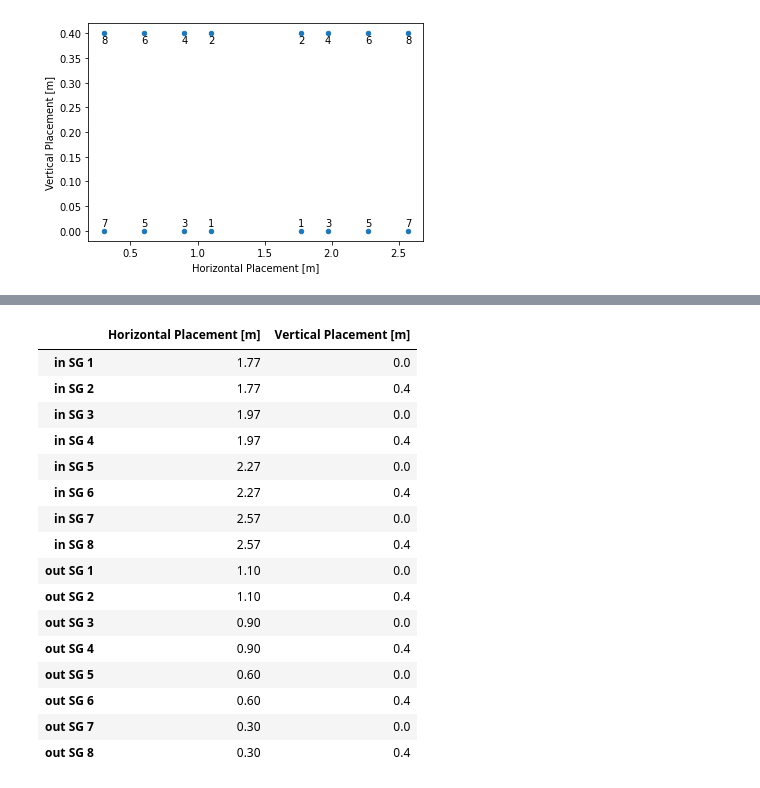
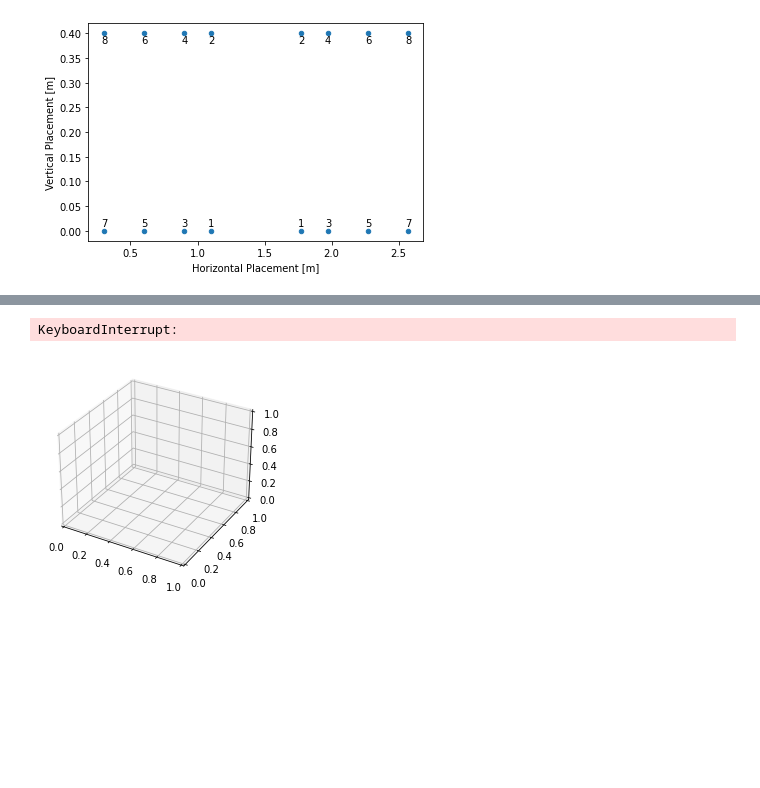
Before and after one commit to Docopol/wingBoxStructure, a Jupyter notebook: Analysis/graphsForAnalysis.ipynb, the cells around one changed output, grey strips where cells are left out. Saved outputs shown, nothing was run; the diff lists cells and outputs as text; code cells hidden in the pictures; blank space fills up the shorter version.

```diff
--- a/Analysis/graphsForAnalysis.ipynb
+++ b/Analysis/graphsForAnalysis.ipynb
@@ -160,20 +136,18 @@ Text(0.5, 0, 'Total shear stress [MPa]')
-# %%
-strgauge
-# %% [output]
-|  | Horizontal Placement [m] | Vertical Placement [m] |
-| in SG 1 | 1.77 | 0.0 |
-| in SG 2 | 1.77 | 0.4 |
-| in SG 3 | 1.97 | 0.0 |
-| in SG 4 | 1.97 | 0.4 |
-| in SG 5 | 2.27 | 0.0 |
-| in SG 6 | 2.27 | 0.4 |
-| in SG 7 | 2.57 | 0.0 |
-| in SG 8 | 2.57 | 0.4 |
-| out SG 1 | 1.10 | 0.0 |
-| out SG 2 | 1.10 | 0.4 |
-| out SG 3 | 0.90 | 0.0 |
-| out SG 4 | 0.90 | 0.4 |
-| out SG 5 | 0.60 | 0.0 |
-| out SG 6 | 0.60 | 0.4 |
-| out SG 7 | 0.30 | 0.0 |
-| out SG 8 | 0.30 | 0.4 |
+# %%
+#Vizualisation fancy graphs Bending
+
+#lengthBeam, heightBeam = np.meshgrid(lengthBeam, heightBeam)
+
+fig2, axs2 = plt.subplots(subplot_kw={"projection": "3d"})
+
+surf2 = axs2.plot_surface(lengthBeam, heightBeam, vectNormalBendingStress(lengthBeam, 'x', heightBeam), cmap=mpl.cm.coolwarm,
+                        linewidth=0, antialiased=False)
+
+# surf = axs1.plot_surface(lengthBeam, heightBeam, vectShearStress(lengthBeam, heightBeam, 'x', 0.0008), cmap=mpl.cm.coolwarm,
+#                      linewidth=0, antialiased=False)
+axs2.set_ylabel('Height [m]')
+axs2.set_xlabel('Distance from root [m]')
+axs2.set_zlabel('Total shear stress [MPa]')
+# %% [output]
+KeyboardInterrupt:
+[figure, added]
```
Also changed, not shown: parts of 4 cells of this notebook, 1 other file.
